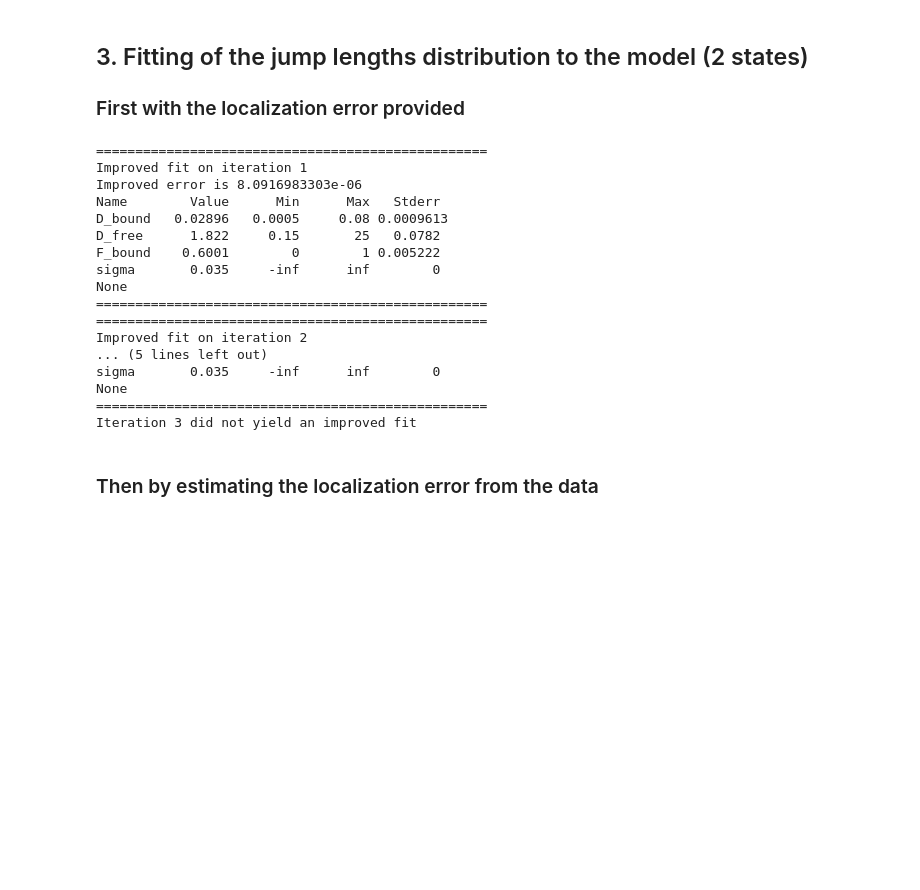
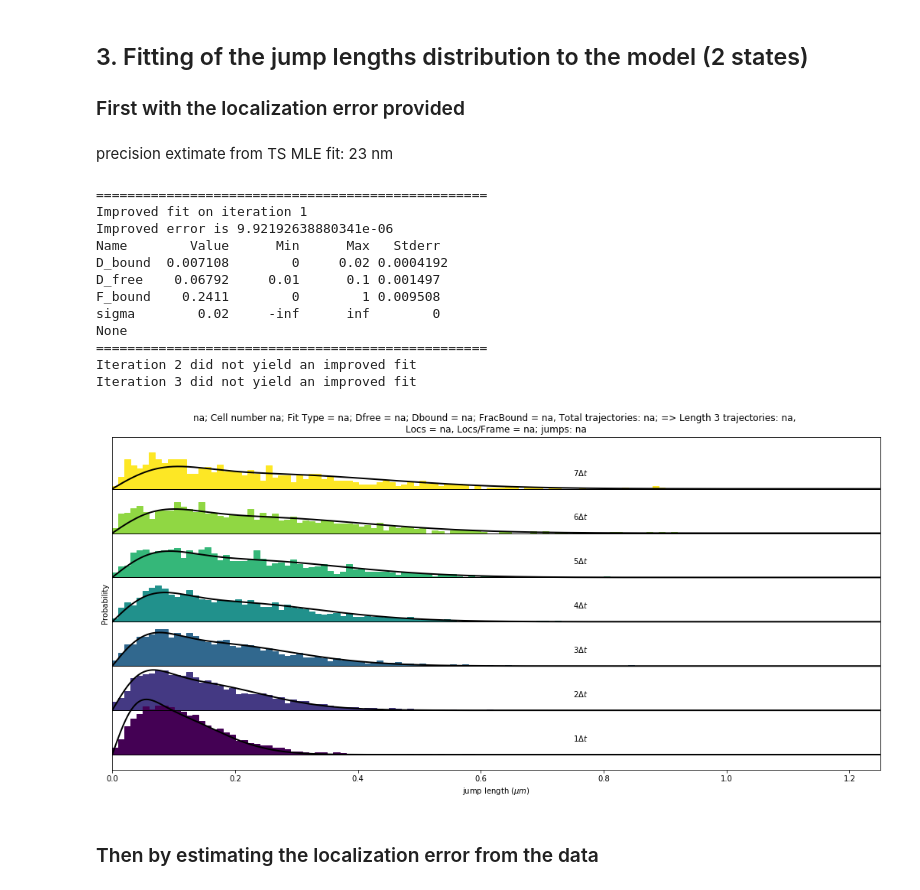
Before and after one commit to aaristov/Spot-On-Cli, a Jupyter notebook: fastSPT_tutorial.ipynb, the cells around one changed output. Drawn from its saved outputs; the diff is of its cells as text; code cells hidden in the pictures; blank space fills up the shorter version.

```diff
--- a/fastSPT_tutorial.ipynb
+++ b/fastSPT_tutorial.ipynb
@@ -55,3 +64,17 @@ cellall = fastSPT_tools.load_dataset("./datasets/", 1, [0,1,2,3,4,5,6,7]) ## Loa
+# %%
+def plot_fit(fit_result):
+    import numpy as np
+    ## Generate the PDF corresponding to the fitted parameters
+    y = fit.generate_jump_length_distribution(fit_result.params,
+                                                  JumpProb = JumpProbCDF, r=HistVecJumpsCDF,
+                                                  LocError = fit_result.params['sigma'].value,
+                                                  dT = params['dT'], dZ = params['dZ'],
+                                                  a = params['a'], b = params['b'], norm=True, useZcorr=params['useZcorr'])
+    ## Normalization does not work for PDF yet (see commented line in fastspt.py)
+    if CDF1:
+        y*=float(len(HistVecJumpsCDF))/float(len(HistVecJumps))
+    plt.figure(figsize=(18,8)) # Initialize the plot
+    plot.plot_histogram(HistVecJumps, JumpProb, HistVecJumpsCDF, y) ## Read the documentation of this function to learn how to populate all the 'na' fields
 # %% [markdown]
 ## 2. Computation of the jump lengths distribution
 # %%
@@ -84,50 +106,49 @@ fastSPT_plot.plot_histogram(HistVecJumps, JumpProb) ## Read the documentation of
 # %% [markdown]
 ## 3. Fitting of the jump lengths distribution to the model (2 states)
 ### First with the localization error provided
+# %% [markdown]
+precision extimate from TS MLE fit: 23 nm
 # %%
 ## First try a fit where sigma (LocError) is provided
-reload(fastspt)
+#reload(fastspt)
 
 ## Generate a dictionary of parameters
 Frac_Bound = [0, 1]
-D_Free = [0.15, 25]
-D_Bound = [0.0005, 0.08]
+D_Free = [0.01, 0.1]
+D_Bound = [0.000, 0.02]
 LB = [D_Free[0], D_Bound[0], Frac_Bound[0]]
 UB = [D_Free[1], D_Bound[1], Frac_Bound[1]]
 
 params = {'UB': UB,
           'LB': LB,
-          'LocError': 0.035, # Manually input the localization error in um: 35 nm = 0.035 um.
+          'LocError': 0.020, # Manually input the localization error in um: 35 nm = 0.035 um.
           'iterations': 3, # Manually input the desired number of fitting iterations:
-          'dT': 4.477/1000, # Time between frames in seconds
+          'dT': 65/1000, # Time between frames in seconds
           'dZ': 0.700, # The axial illumination slice: measured to be roughly 700 nm
           'ModelFit': [1,2][CDF],
           'fit2states': True,
           'a': 0.15716,
           'b': 0.20811,
-          'useZcorr': True
+          'useZcorr': False
 }
 
 ## Perform the fit
-fit = fastspt.fit_jump_length_distribution(JumpProb, JumpProbCDF, HistVecJumps, HistVecJumpsCDF, **params)
+fit_result = fit.fit_jump_length_distribution(JumpProb, JumpProbCDF, HistVecJumps, HistVecJumpsCDF, **params)
+plot_fit(fit_result)
 # %% [output]
 ==================================================
 Improved fit on iteration 1
-Improved error is 8.0916983303e-06
+Improved error is 9.92192638880341e-06
 Name        Value      Min      Max   Stderr
-D_bound   0.02896   0.0005     0.08 0.0009613
-D_free      1.822     0.15       25   0.0782
-F_bound    0.6001        0        1 0.005222
-sigma       0.035     -inf      inf        0
+D_bound  0.007108        0     0.02 0.0004192
+D_free    0.06792     0.01      0.1 0.001497
+F_bound    0.2411        0        1 0.009508
+sigma        0.02     -inf      inf        0
 None
 ==================================================
-==================================================
-Improved fit on iteration 2
-... (5 lines left out)
-sigma       0.035     -inf      inf        0
-None
-==================================================
+Iteration 2 did not yield an improved fit
 Iteration 3 did not yield an improved fit
+[figure, added]
 # %% [markdown]
 ### Then by estimating the localization error from the data
 # %%
```
Also changed, not shown: parts of 20 cells of this notebook, 9 other files.
